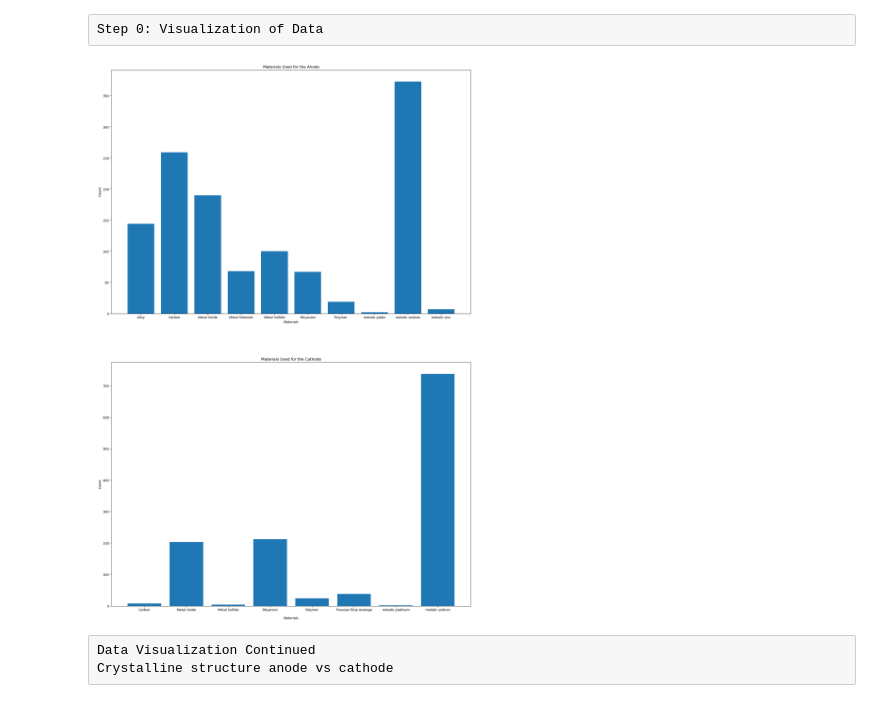
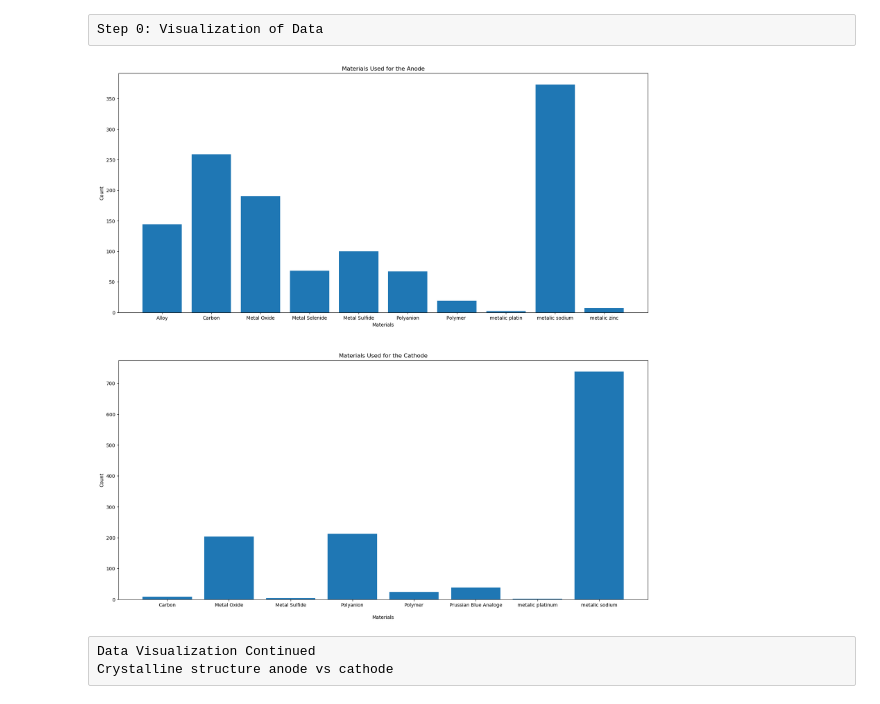
Before and after one commit to codechemE/MathComputation, a Jupyter notebook: final_project/final_project.ipynb, the cells around one changed output. Drawn from its saved outputs; the diff is of its cells as text; code cells hidden in the pictures.

```diff
--- a/final_project/final_project.ipynb
+++ b/final_project/final_project.ipynb
@@ -13,35 +13,35 @@ anode_group = read_data["Anode.Group"]
 cathode_group = read_data["Cathode.Group"]
 cathode_group_count = read_data.groupby("Cathode.Group").size()
 anode_group_count = read_data.groupby("Anode.Group").size()
 
 counts_cathode = []
 counts_anode = []
 anode_group_labels = anode_group_count.index
 cathode_group_labels = cathode_group_count.index
 
 for individual_counts in anode_group_count:
     counts_anode.append(individual_counts)
 
 for individual_counts in cathode_group_count:
     counts_cathode.append(individual_counts)
 
 
-fig, (ax1, ax2) = plt.subplots(2, 1, figsize=(20, 30))
+fig, (ax1, ax2) = plt.subplots(2, 1, figsize=(20, 20))
 
 
 ax1.bar(anode_group_labels, counts_anode)
 ax1.set_title("Materials Used for the Anode")
 ax1.set_xlabel("Materials")
 ax1.set_ylabel("Count")
 
 
 ax2.bar(cathode_group_labels, counts_cathode)
 ax2.set_title("Materials Used for the Cathode")
 ax2.set_xlabel("Materials")
 ax2.set_ylabel("Count")
 plt.savefig("Anode and Ca.png")
 # %% [output]
-[figure, old version]
+[figure, new version]
 # %% [raw]
 Data Visualization Continued
 Crystalline structure anode vs cathode
```
Also changed, not shown: parts of 6 cells of this notebook, 21 other files.
